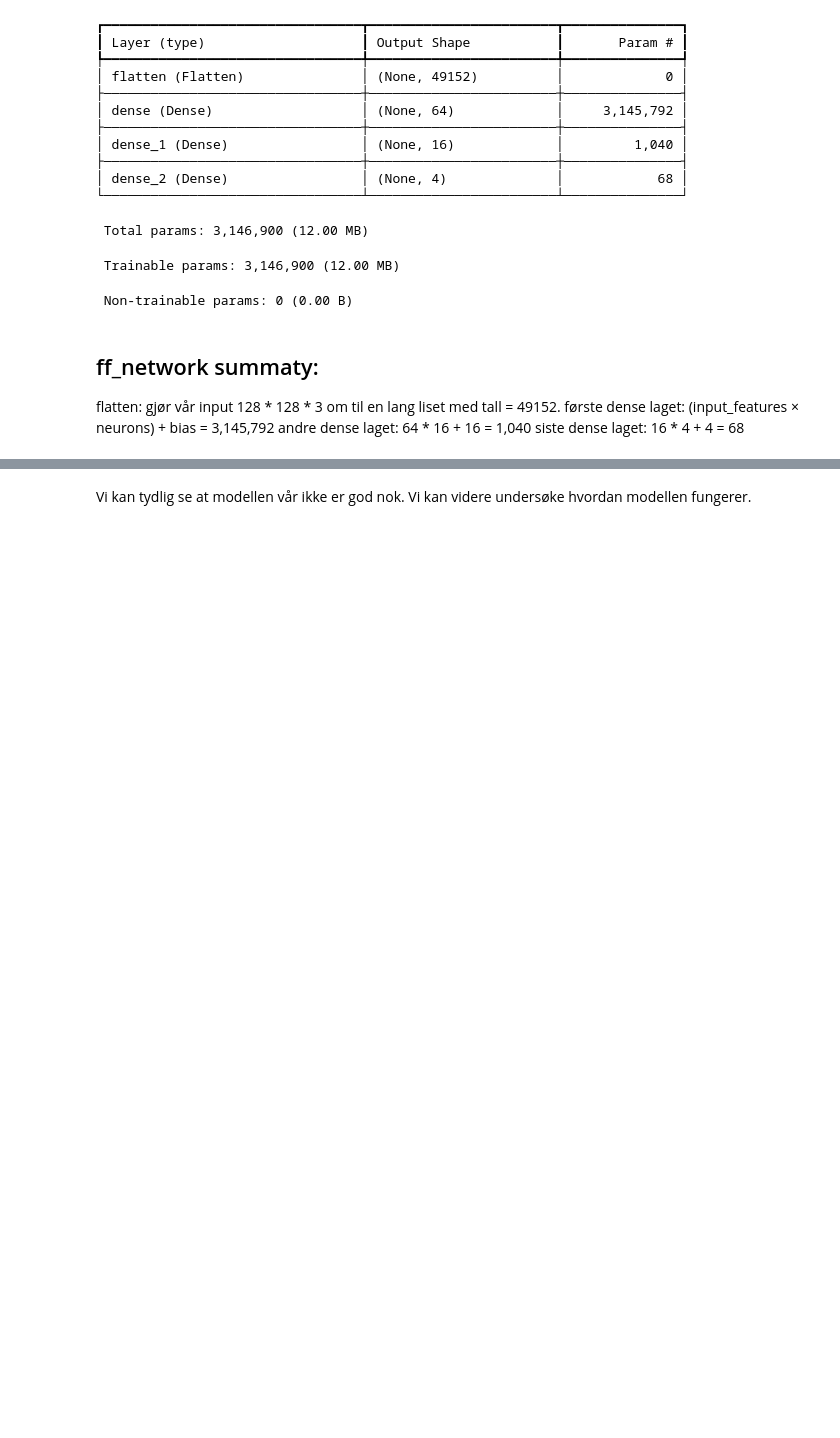
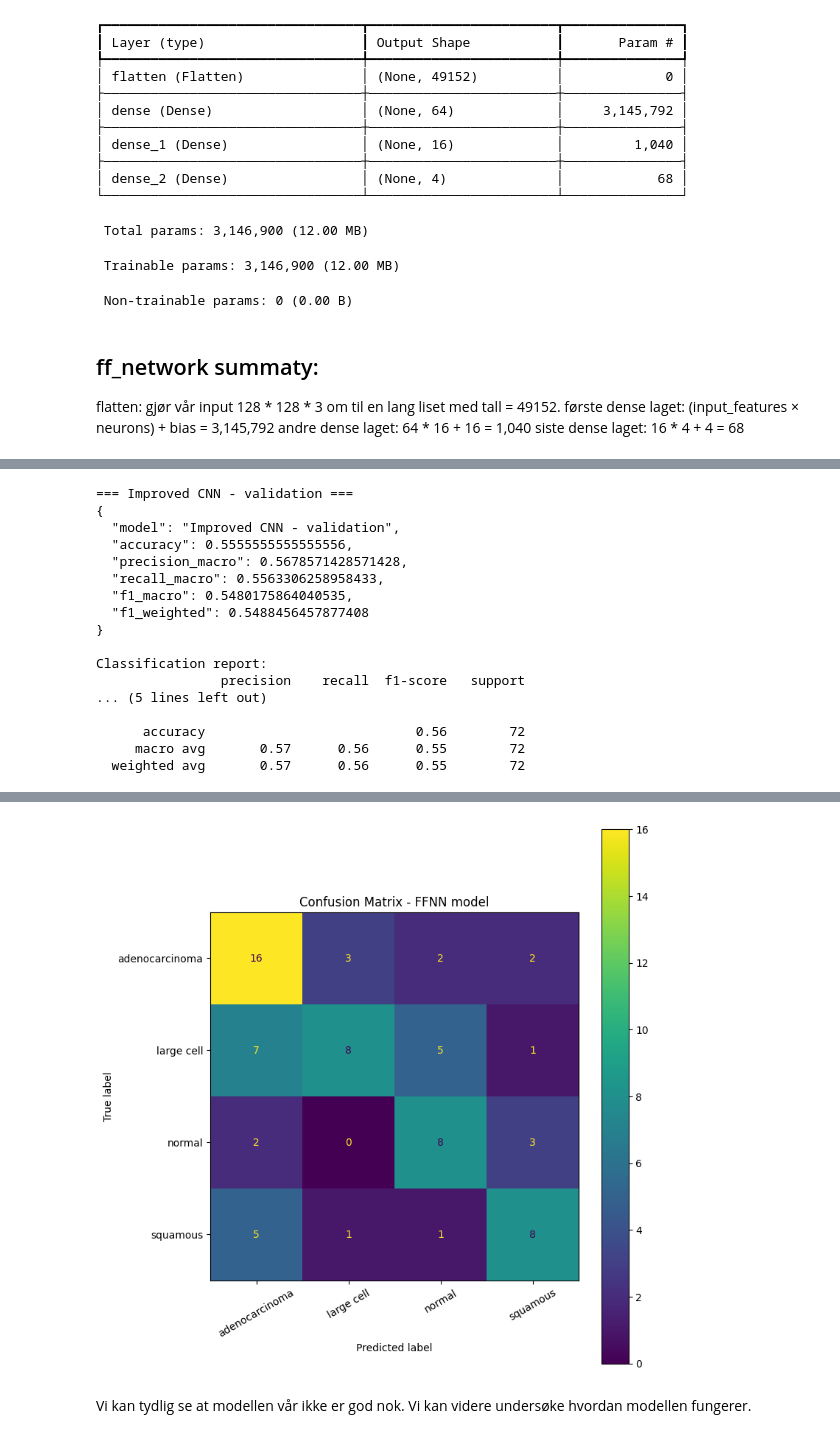
Before and after one commit to chritof/Chest-Cancer-Detections-Using-Deep-Learning, a Jupyter notebook: ChestCancer/utforskeData.ipynb, the cells around one changed output, grey strips where cells are left out. Cells and saved outputs as stored; diff of their text form; code cells hidden in the pictures; blank space fills up the shorter version.

```diff
--- a/ChestCancer/utforskeData.ipynb
+++ b/ChestCancer/utforskeData.ipynb
@@ -206,0 +232,26 @@ Test: {'squamous.cell.carcinoma': 90, 'large.cell.carcinoma': 51, 'adenocarcinom
+# %%
+def evaluate_model(model, dataset, model_name="Model", print_report=True):
+    y_true, y_pred = get_true_and_pred(model, dataset)
+
+    acc = accuracy_score(y_true, y_pred)
+    prec_macro = precision_score(y_true, y_pred, average="macro", zero_division=0)
+    recall_macro = recall_score(y_true, y_pred, average="macro", zero_division=0)
+    f1_macro = f1_score(y_true, y_pred, average="macro", zero_division=0)
+    f1_weighted = f1_score(y_true, y_pred, average="weighted", zero_division=0)
+
+    results = {
+        "model": model_name,
+        "accuracy": acc,
+        "precision_macro": prec_macro,
+        "recall_macro": recall_macro,
+        "f1_macro": f1_macro,
+        "f1_weighted": f1_weighted
+    }
+
+    if print_report:
+        print(f"=== {model_name} ===")
+        print(json.dumps(results, indent=2))
+        print("\nClassification report:")
+        print(classification_report(y_true, y_pred, target_names=display_names, zero_division=0))
+
+    return results, y_true, y_pred
@@ -331,0 +409,26 @@ Accuracy of the model was 39.047619700431824%
+# %%
+ff_results, label_true_val_1, label_pred_val_1 = evaluate_model(
+    ff_network,
+    valid_data,
+    model_name="Improved CNN - validation"
+)
+
+plot_confusion(label_true_val_1, label_pred_val_1, "Confusion Matrix - FFNN model")
+# %% [output]
+=== Improved CNN - validation ===
+{
+  "model": "Improved CNN - validation",
+  "accuracy": 0.5555555555555556,
+  "precision_macro": 0.5678571428571428,
+  "recall_macro": 0.5563306258958433,
+  "f1_macro": 0.5480175864040535,
+  "f1_weighted": 0.5488456457877408
+}
+
+Classification report:
+                precision    recall  f1-score   support
+... (5 lines left out)
+
+      accuracy                           0.56        72
+     macro avg       0.57      0.56      0.55        72
+  weighted avg       0.57      0.56      0.55        72
@@ -332,3 +436,4 @@ Accuracy of the model was 39.047619700431824%
+[figure, added]
 # %% [markdown]
 Vi kan tydlig se at modellen vår ikke er god nok. Vi kan videre undersøke hvordan modellen fungerer.
 # %%
```
Also changed, not shown: parts of 37 cells of this notebook, 1 other file.
